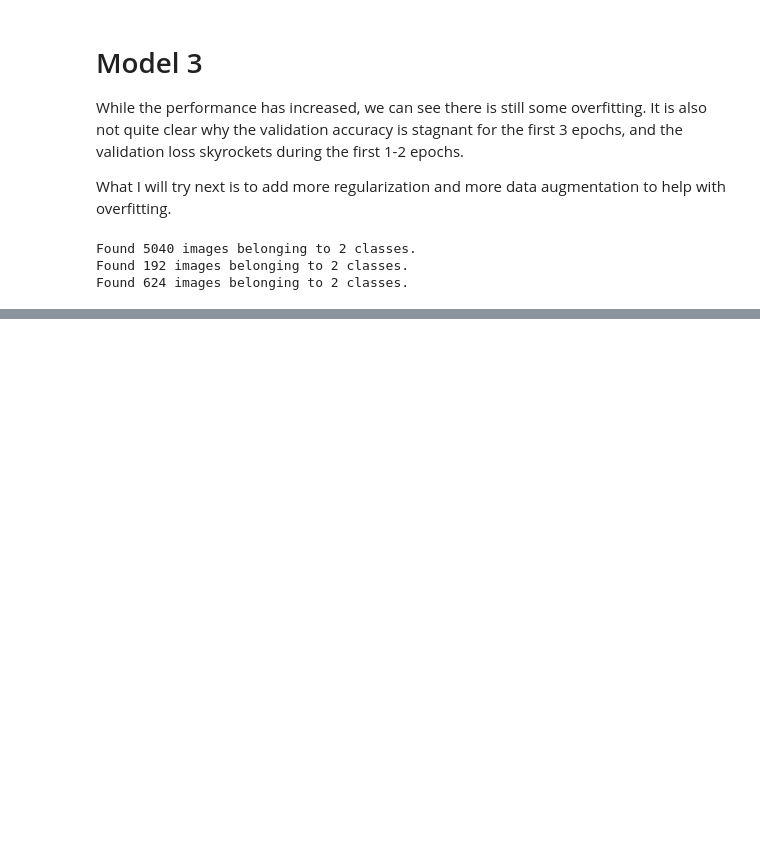
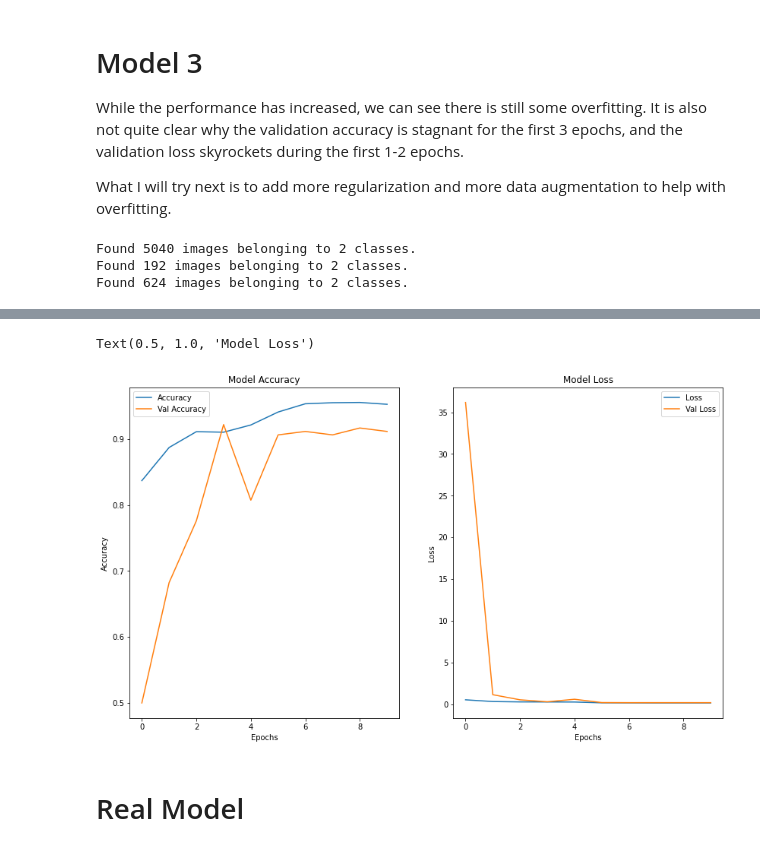
Before and after one commit to Zxhjlk/Phase4Project, a Jupyter notebook: notebooks/Modeling.ipynb, the cells around one changed output, grey strips where cells are left out. Cells and saved outputs as stored; diff of their text form; code cells hidden in the pictures; blank space fills up the shorter version.

```diff
--- a/notebooks/Modeling.ipynb
+++ b/notebooks/Modeling.ipynb
@@ -252,0 +287,6 @@ Found 624 images belonging to 2 classes.
+# %%
+reduce_lr = ReduceLROnPlateau(monitor='val_accuracy', factor=0.1, patience=1, min_lr=0.000001, verbose=1)
+early_stop = EarlyStopping(monitor='val_loss', patience=3, verbose=1)
+
+modelt.compile(optimizer='rmsprop', loss='binary_crossentropy', metrics=['accuracy'])
+modelt_hist = modelt.fit(train_img, epochs=10, validation_data=val_img, steps_per_epoch= 5040/b_size, callbacks=[reduce_lr, early_stop])
@@ -253,2 +316,22 @@ Found 624 images belonging to 2 classes.
+# %%
+fig, (ax1, ax2) = plt.subplots(ncols=2, figsize=(14, 8))
+ax1.plot(modelt_hist.history['accuracy'])
+ax1.plot(modelt_hist.history['val_accuracy'])
+ax1.set_ylabel('Accuracy')
+ax1.set_xlabel('Epochs')
+ax1.legend(['Accuracy', 'Val Accuracy'])
+ax1.set_title('Model Accuracy')
+
+ax2.plot(modelt_hist.history['loss'])
+ax2.plot(modelt_hist.history['val_loss'])
+ax2.set_ylabel('Loss')
+ax2.set_xlabel('Epochs')
+ax2.legend(['Loss', 'Val Loss'])
+ax2.set_title('Model Loss')
+# %% [output]
+Text(0.5, 1.0, 'Model Loss')
+[figure, added]
+# %% [markdown]
+# Real Model
 # %%
 model3 = Sequential()
```
Also changed, not shown: parts of 19 cells of this notebook, 1 other file.
